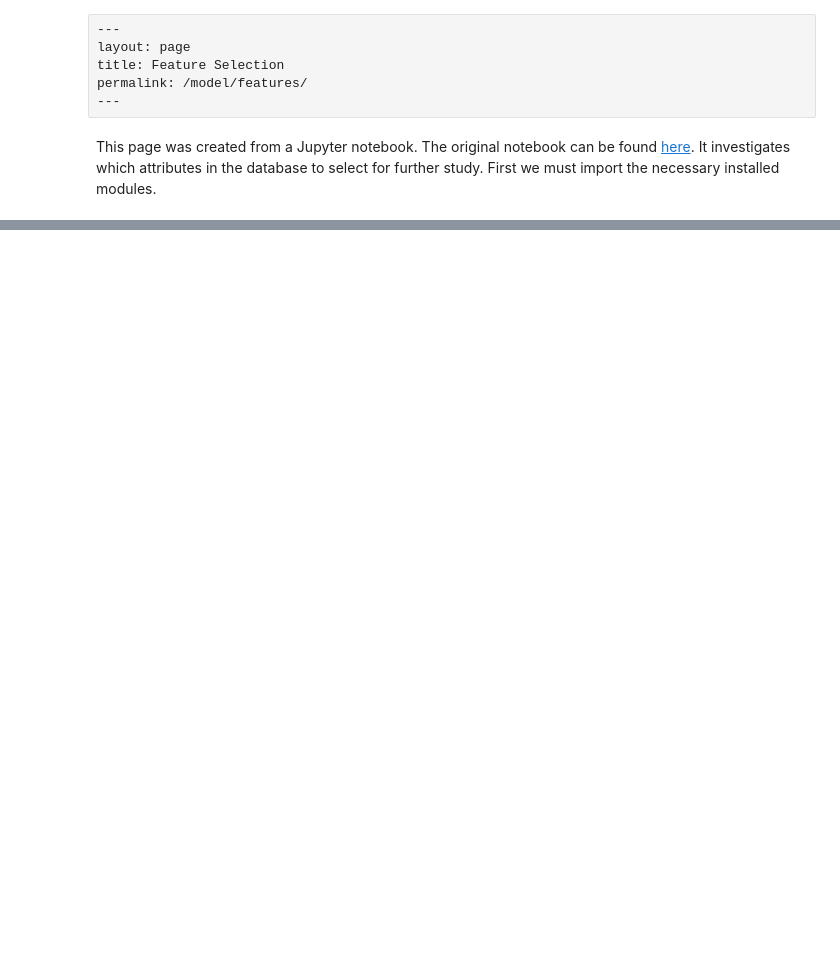
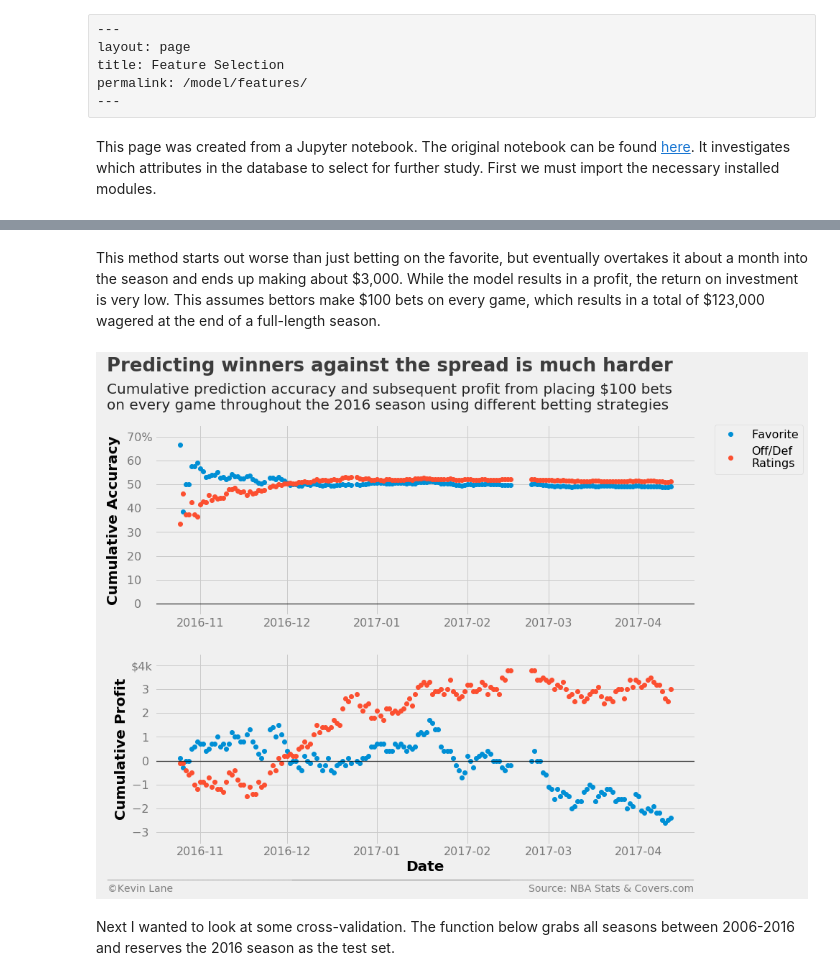
Before and after one commit to cedev935/databall-betting, a Jupyter notebook: notebooks/feature-selection.ipynb, the cells around one changed output, grey strips where cells are left out. Drawn from its saved outputs; the diff is of its cells as text; code cells hidden in the pictures; blank space fills up the shorter version.

```diff
--- a/notebooks/feature-selection.ipynb
+++ b/notebooks/feature-selection.ipynb
@@ -227,0 +128,34 @@ Selecting the 10 best features using a [chi-square test](http://scikit-learn.org
+# %%
+ratings = ['TEAM_OFF_RTG', 'TEAM_DEF_RTG', 'TEAM_OFF_RTG_AWAY', 'TEAM_DEF_RTG_AWAY', 'HOME_SPREAD']
+games_sub = games[ratings + ['SEASON', 'GAME_DATE', var_predict]].dropna()
+output = simulate(LogisticRegression(), games_sub, 2016, ratings, var_predict)
+days_rtg, cumper_rtg, cumprofit_rtg = profit(output, var_predict=var_predict, bet_amount=100)
+# %% [markdown]
+This method starts out worse than just betting on the favorite, but eventually overtakes it about a month into the season and ends up making about \$3,000. While the model results in a profit, the return on investment is very low. This assumes bettors make \$100 bets on every game, which results in a total of \$123,000 wagered at the end of a full-length season.
+# %%
+fig = plt.figure(figsize=(12, 10))
+ax1 = plt.subplot(211)
+ax1.plot_date(days_spread, cumper_spread*100, label='Favorite')
+ax1.plot_date(days_rtg, cumper_rtg*100, label='Off/Def\nRatings')
+ax1.set_ylabel('Cumulative Accuracy')
+ax1.set_ylim(-5, 75)
+ax1.legend(fontsize=16, bbox_to_anchor=(1.2, 1), borderaxespad=0)
+
+ax2 = plt.subplot(212)
+ax2.plot_date(days_spread, cumprofit_spread/1000)
+ax2.plot_date(days_rtg, cumprofit_rtg/1000)
+ax2.set_xlabel('Date')
+ax2.set_ylabel('Cumulative Profit')
+ax2.set_ylim(-3.5, 4.5)
+
+title = 'Predicting winners against the spread is much harder'
+subtitle = '''Cumulative prediction accuracy and subsequent profit from placing $100 bets
+on every game throughout the 2016 season using different betting strategies'''
+format_538(fig, 'NBA Stats & Covers.com', ax=(ax1, ax2), title=title, subtitle=subtitle,
+           xoff=(-0.1, 1.01), yoff=(-1.38, -1.45), toff=(-.09, 1.28), soff=(-0.09, 1.08),
+           prefix = (' ', '$'), suffix=('%', 'k'), suffix_offset=(3, 1), n=80)
+plt.show()
+# %% [output]
+[figure, added]
+# %% [markdown]
+Next I wanted to look at some cross-validation. The function below grabs all seasons between 2006-2016 and reserves the 2016 season as the test set.
```
Also changed, not shown: parts of 96 cells of this notebook.
